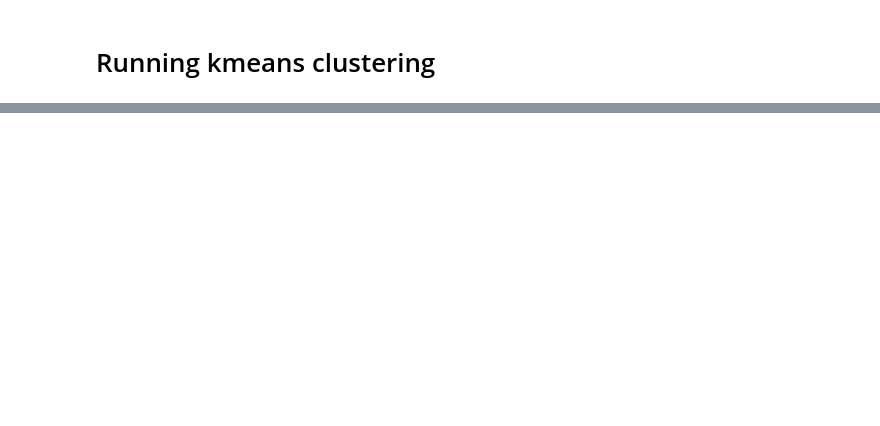
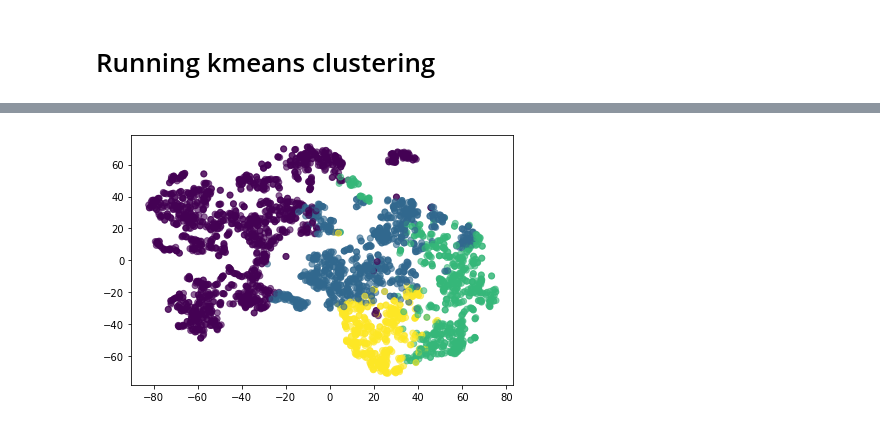
Before and after one commit to CS-433/ml-project-2-ml-plume-1, a Jupyter notebook: code/processing_clustering.ipynb, the cells around one changed output, grey strips where cells are left out. Saved outputs shown, nothing was run; the diff lists cells and outputs as text; code cells hidden in the pictures; blank space fills up the shorter version.

```diff
--- a/code/processing_clustering.ipynb
+++ b/code/processing_clustering.ipynb
@@ -92,0 +106,11 @@ plt.tight_layout()
+# %%
+gmm = GaussianMixture(n_components=4)
+gmm = gmm.fit(feature_matrix_roberts)
+# %%
+GMM_labels = gmm.predict(feature_matrix_roberts)
+# %%
+X_reduced_tsne = TSNE(n_components=2, random_state=0).fit_transform(feature_matrix_roberts)
+plt.scatter(X_reduced_tsne[:,0], X_reduced_tsne[:,1],c=GMM_labels, alpha=0.6)
+plt.tight_layout()
+# %% [output]
+[figure, added]
```
Also changed, not shown: parts of 15 cells of this notebook, 3 other files.
